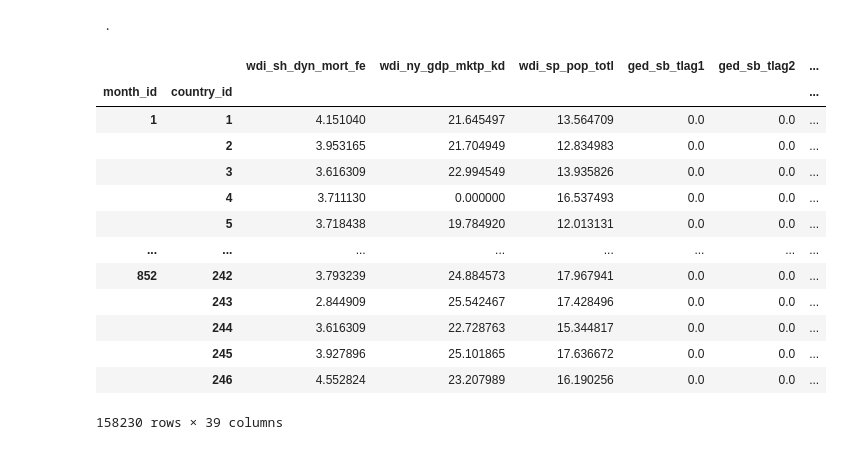
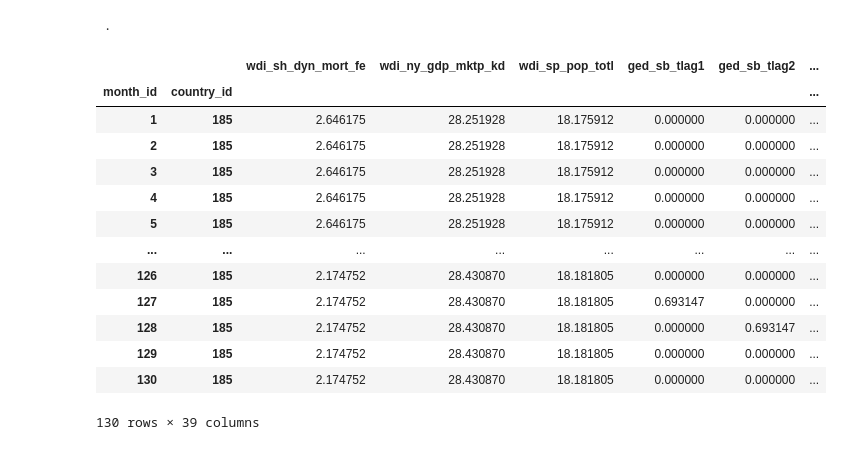
Before and after one commit to prio-data/Monthly-to-Annually-Link, a Jupyter notebook: fixed-effects.ipynb, the cells around one changed output. Cells and saved outputs as stored; diff of their text form; code cells hidden in the pictures.

```diff
--- a/fixed-effects.ipynb
+++ b/fixed-effects.ipynb
@@ -15,20 +16,20 @@ import matplotlib.pyplot as plt
 df = Queryset("month_to_annual", "country_month").fetch()
 # %% [output]
  .
-# %%
-df
-# %% [output]
-|  |  | wdi_sh_dyn_mort_fe | wdi_ny_gdp_mktp_kd | wdi_sp_pop_totl | ged_sb_tlag1 | ged_sb_tlag2 | ... |
-| month_id | country_id |  |  |  |  |  | ... |
-| 1 | 1 | 4.151040 | 21.645497 | 13.564709 | 0.0 | 0.0 | ... |
-|  | 2 | 3.953165 | 21.704949 | 12.834983 | 0.0 | 0.0 | ... |
-|  | 3 | 3.616309 | 22.994549 | 13.935826 | 0.0 | 0.0 | ... |
-|  | 4 | 3.711130 | 0.000000 | 16.537493 | 0.0 | 0.0 | ... |
-|  | 5 | 3.718438 | 19.784920 | 12.013131 | 0.0 | 0.0 | ... |
-| ... | ... | ... | ... | ... | ... | ... | ... |
-| 852 | 242 | 3.793239 | 24.884573 | 17.967941 | 0.0 | 0.0 | ... |
-|  | 243 | 2.844909 | 25.542467 | 17.428496 | 0.0 | 0.0 | ... |
-|  | 244 | 3.616309 | 22.728763 | 15.344817 | 0.0 | 0.0 | ... |
-|  | 245 | 3.927896 | 25.101865 | 17.636672 | 0.0 | 0.0 | ... |
-|  | 246 | 4.552824 | 23.207989 | 16.190256 | 0.0 | 0.0 | ... |
-158230 rows × 39 columns
+# %%
+df.loc[df.index.get_level_values('country_id') == 185]
+# %% [output]
+|  |  | wdi_sh_dyn_mort_fe | wdi_ny_gdp_mktp_kd | wdi_sp_pop_totl | ged_sb_tlag1 | ged_sb_tlag2 | ... |
+| month_id | country_id |  |  |  |  |  | ... |
+| 1 | 185 | 2.646175 | 28.251928 | 18.175912 | 0.000000 | 0.000000 | ... |
+| 2 | 185 | 2.646175 | 28.251928 | 18.175912 | 0.000000 | 0.000000 | ... |
+| 3 | 185 | 2.646175 | 28.251928 | 18.175912 | 0.000000 | 0.000000 | ... |
+| 4 | 185 | 2.646175 | 28.251928 | 18.175912 | 0.000000 | 0.000000 | ... |
+| 5 | 185 | 2.646175 | 28.251928 | 18.175912 | 0.000000 | 0.000000 | ... |
+| ... | ... | ... | ... | ... | ... | ... | ... |
+| 126 | 185 | 2.174752 | 28.430870 | 18.181805 | 0.000000 | 0.000000 | ... |
+| 127 | 185 | 2.174752 | 28.430870 | 18.181805 | 0.693147 | 0.000000 | ... |
+| 128 | 185 | 2.174752 | 28.430870 | 18.181805 | 0.000000 | 0.693147 | ... |
+| 129 | 185 | 2.174752 | 28.430870 | 18.181805 | 0.000000 | 0.000000 | ... |
+| 130 | 185 | 2.174752 | 28.430870 | 18.181805 | 0.000000 | 0.000000 | ... |
+130 rows × 39 columns
```
Also changed, not shown: parts of 14 cells of this notebook, 4 other files.
